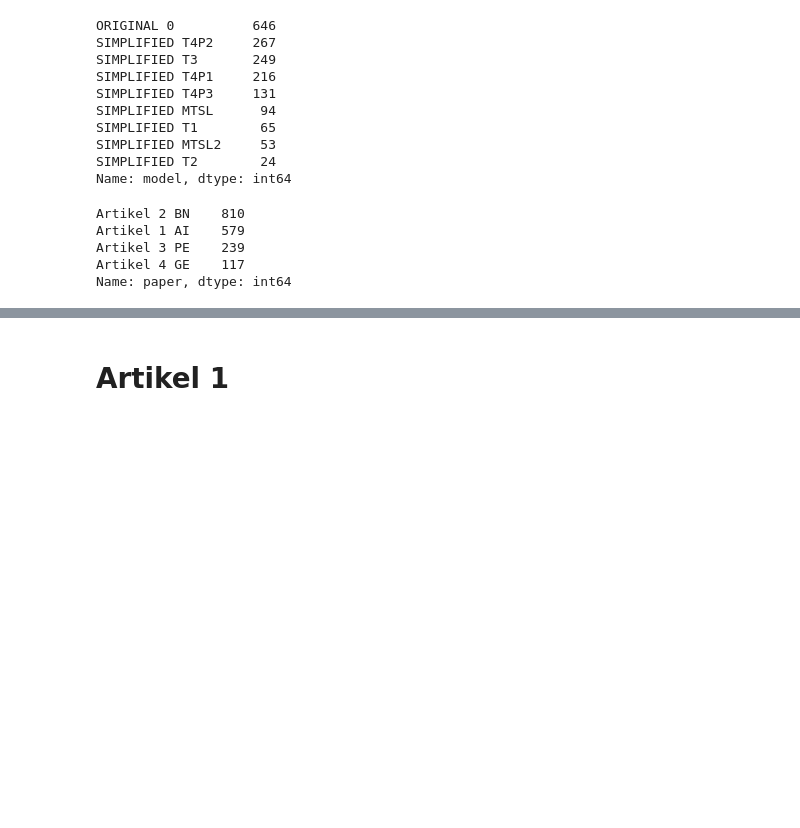
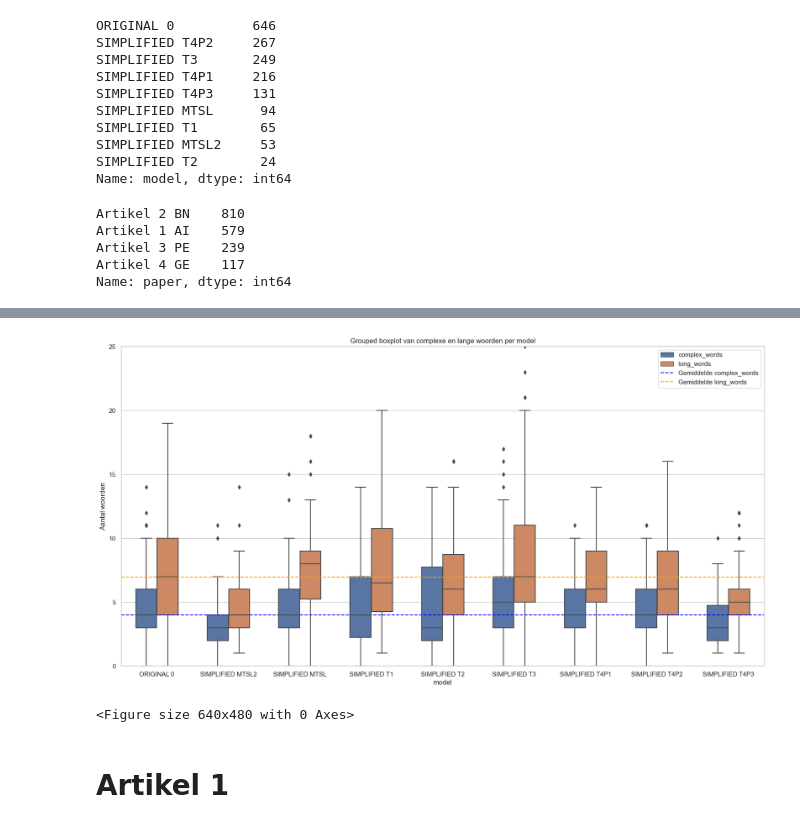
Before and after one commit to dylancluyse/bachelorproef-nlp-tekstvereenvoudiging, a Jupyter notebook: scripts/PHASE_5.ipynb, the cells around one changed output, grey strips where cells are left out. Drawn from its saved outputs; the diff is of its cells as text; code cells hidden in the pictures; blank space fills up the shorter version.

```diff
--- a/scripts/PHASE_5.ipynb
+++ b/scripts/PHASE_5.ipynb
@@ -39,3 +113,57 @@ Name: paper, dtype: int64
+# %%
+import pandas as pd
+import seaborn as sns
+import matplotlib.pyplot as plt
+
+# Assuming your dataset is named 'data'
+columns_to_plot = ['complex_words', 'long_words']
+group_by_column = 'model'
+
+# Set the style of the plot
+sns.set(style="whitegrid")
+
+# Reshape the data using melt()
+melted_data = pd.melt(data, id_vars=[group_by_column], value_vars=columns_to_plot,
+                      var_name='Variable', value_name='Value')
+
+# Calculate the median and average values for each column
+median_values = melted_data.groupby('Variable')['Value'].median()
+average_values = melted_data.groupby('Variable')['Value'].mean()
+
+# Set the figsize
+plt.figure(figsize=(20, 10))
+
+# Create the grouped boxplot with narrower width
+sns.boxplot(data=melted_data, x=group_by_column, y='Value', hue='Variable', width=0.6)
+
+# Add horizontal lines for median and average for each column
+for column, median in median_values.items():
+    average = average_values[column]
+    if column == columns_to_plot[1]:
+        plt.axhline(average, linestyle='--', color='orange', label='Gemiddelde ' + column)
+    else:
+        plt.axhline(median, linestyle='--', color='blue', label='Gemiddelde ' + column)
+
+# Set the title and labels for the plot
+plt.title("Grouped boxplot van complexe en lange woorden per model")
+plt.xlabel(group_by_column)
+plt.ylabel("Aantal woorden")
+
+# Set the y-axis limits
+plt.ylim(0, 25)
+
+# Show the legend
+plt.legend()
+
+# Adjust spacing between subplots
+plt.subplots_adjust(wspace=1)
+
+# Show the plot
+plt.savefig('boxplot-poster.png')
+plt.show()
+# %% [output]
+[figure, added]
+<Figure size 640x480 with 0 Axes>
 # %% [markdown]
 # Artikel 1
 # %%
```
Also changed, not shown: parts of 9 cells of this notebook, 14 other files.
